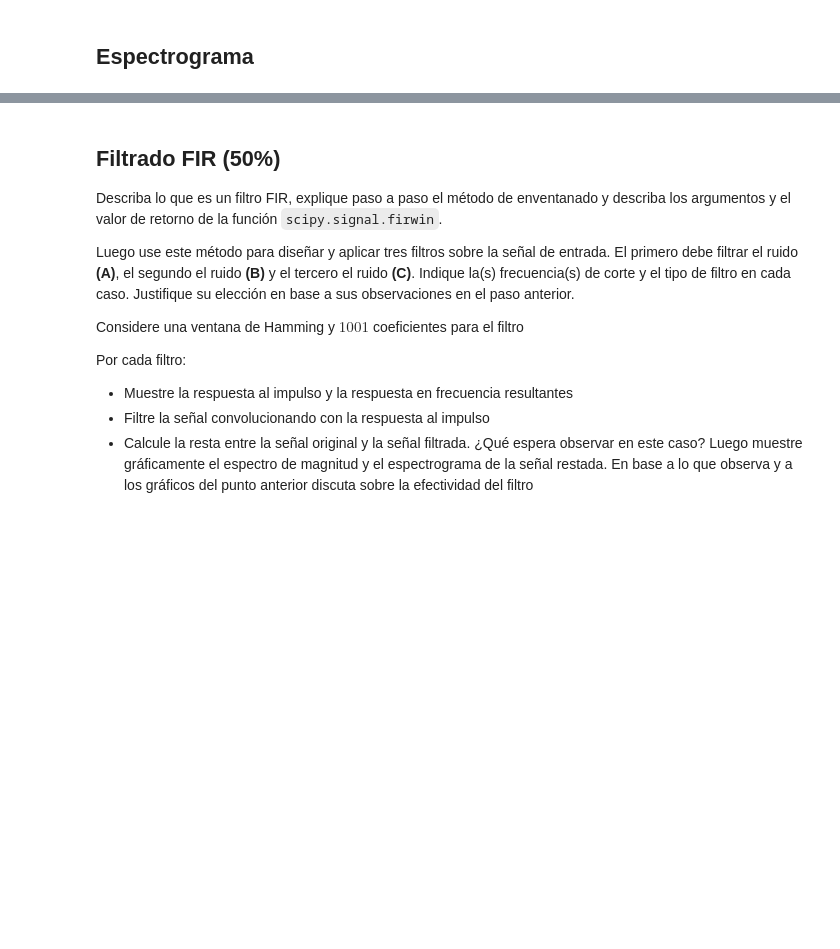
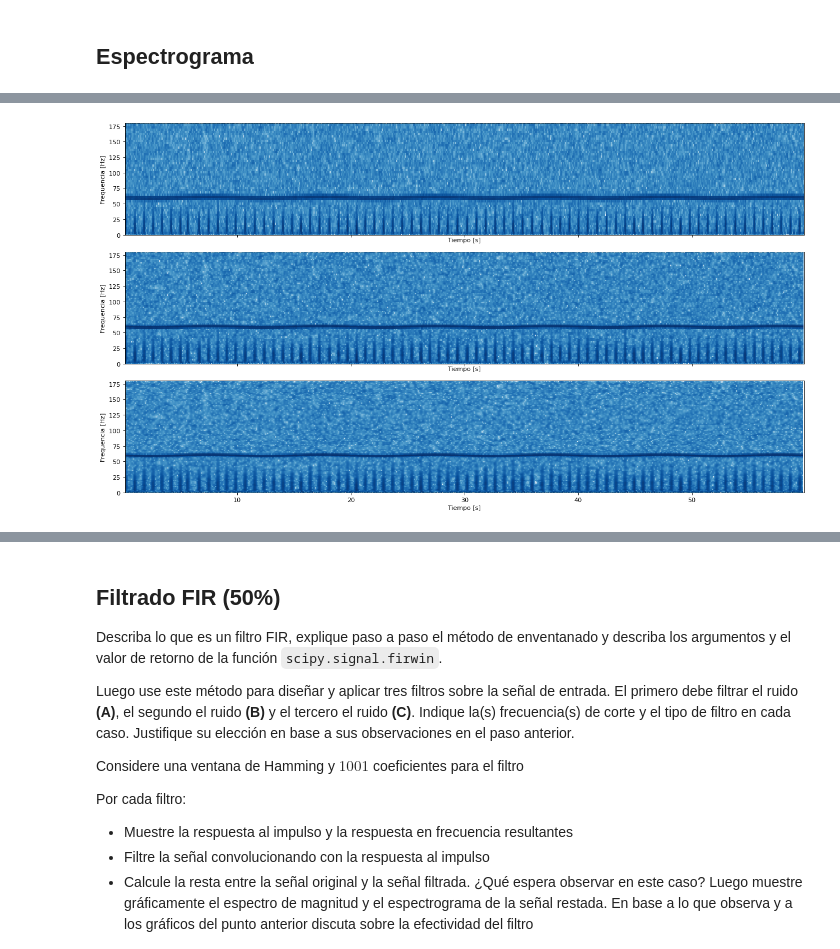
Before and after one commit to WildBenito/FiltroDeSe-ales, a Jupyter notebook: tarea2_info183.ipynb, the cells around one changed output, grey strips where cells are left out. Cells and saved outputs as stored; diff of their text form; code cells hidden in the pictures; blank space fills up the shorter version.

```diff
--- a/tarea2_info183.ipynb
+++ b/tarea2_info183.ipynb
@@ -99,14 +108,14 @@ plt.show()
 # %% [markdown]
 ## Espectrograma
 # %%
-time = np.arange(0.0, len(data)/Fs, step=1/Fs)
+beta = 5. #que sea parecido a un coseno
+fig, axs = plt.subplots(3, 1, figsize=(16, 9), tight_layout=True, sharex=True, sharey=True)
 
-freqs, times, Sxx = scipy.signal.spectrogram(data, fs=Fs, window=('kaiser', 6.), nperseg=N, noverlap=N//1.5)
-
-fig, axs = plt.subplots(2, figsize=(7, 6), tight_layout=True, sharex=True)
-axs[0].plot(time, data);
-axs[1].pcolormesh(times, freqs,np.log10(Sxx+1e-10), cmap=plt.cm.Reds, shading='auto');
-axs[1].set_ylabel('Frequencia [Hz]');
-axs[1].set_xlabel('Tiempo [s]');
-axs[1].set_ylim([0, 15000]);
+#queremos probar en diferentes tamaños de ventana para sacar el valor que más nos sirve
+for axs, Nw in zip(axs, [100, 150, 180]):
+    freqs, times, Sxx = scipy.signal.spectrogram(data, fs=Fs, window=('kaiser', beta), nperseg=Nw, noverlap=Nw//1.1)
+    axs.pcolormesh(times, freqs, np.log10(Sxx+1e-10), cmap=plt.cm.Blues, shading='auto');
+    axs.set_ylabel('Frequencia [Hz]');
+    axs.set_xlabel('Tiempo [s]');
+    axs.set_ylim([0, 180]);
 # %% [output]
@@ -114,0 +122 @@ axs[1].set_ylim([0, 15000]);
+[figure, added]
```
Also changed, not shown: parts of 5 cells of this notebook.
